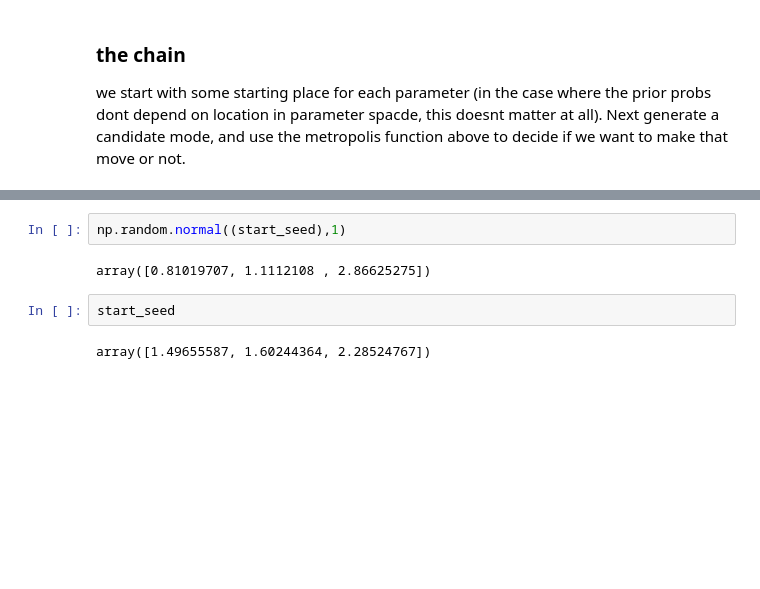
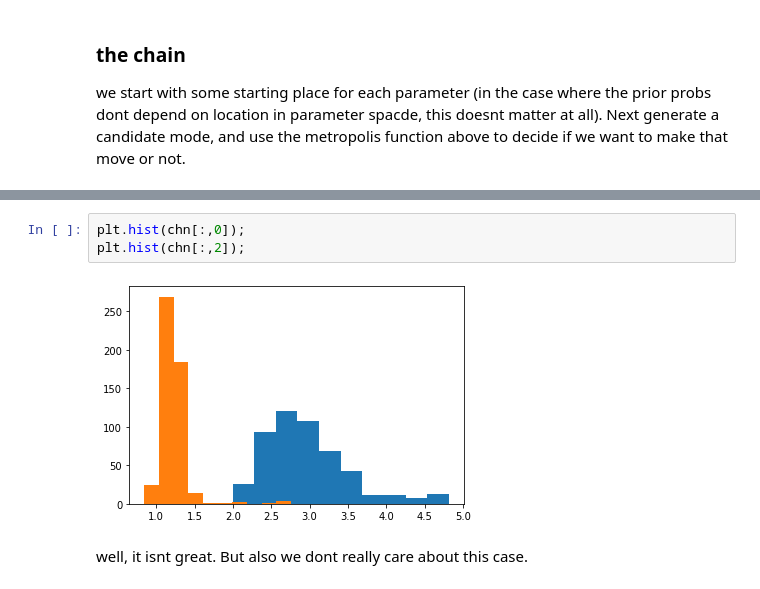
Before and after one commit to baiydaavi/bayesian_inference, a Jupyter notebook: function_and_classes.ipynb, the cells around one changed output, grey strips where cells are left out. Drawn from its saved outputs; the diff is of its cells as text; blank space fills up the shorter version.

```diff
--- a/function_and_classes.ipynb
+++ b/function_and_classes.ipynb
@@ -83,8 +91,7 @@ trials:23
-# %%
-np.random.normal((start_seed),1)
-# %% [output]
-array([0.81019707, 1.1112108 , 2.86625275])
-# %%
-start_seed
-# %% [output]
-array([1.49655587, 1.60244364, 2.28524767])
+# %%
+plt.hist(chn[:,0]);
+plt.hist(chn[:,2]);
+# %% [output]
+[figure, added]
+# %% [markdown]
+well, it isnt great. But also we dont really care about this case.
```
Also changed, not shown: parts of 7 cells of this notebook.
